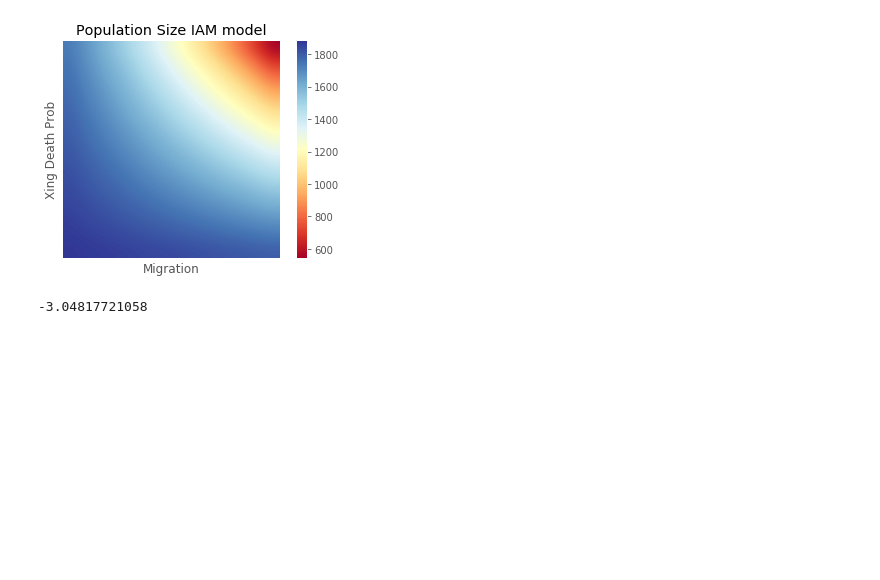
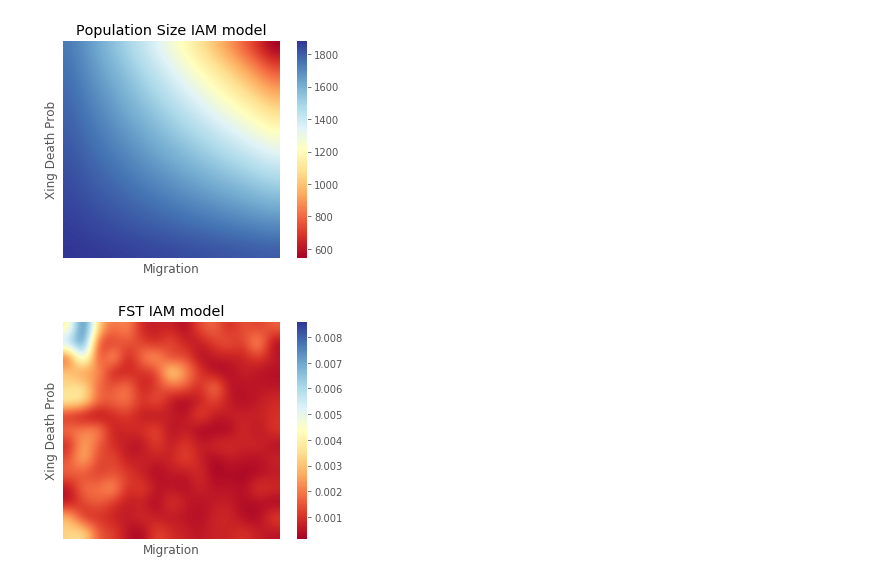
Before and after one commit to sanchestm/coyote-sim, a Jupyter notebook: coyote road project.ipynb, the cells around one changed output. Saved outputs shown, nothing was run; the diff lists cells and outputs as text; code cells hidden in the pictures; blank space fills up the shorter version.

```diff
--- a/coyote road project.ipynb
+++ b/coyote road project.ipynb
@@ -578,7 +578,7 @@ CPU times: user 6.61 s, sys: 560 ms, total: 7.17 s
 Wall time: 6.48 s
 # %%
 %%time
-XD, M = 20, 20
+XD, M = 15, 15
 heatmap = np.zeros((XD,M))
 heatmap_pop = np.zeros((XD,M))
 Na = 500
@@ -592,32 +592,9 @@ for Dcounter, deathrateI in enumerate(np.linspace(0.1, .8 , XD)):
         bothsides.alphaA, bothsides.alphaB = migrationI, migrationI
 
         for i in range(1000): bothsides.update()
-        heatmap[Dcounter, Mcounter] = bothsides.FST()
+        heatmap[Dcounter, Mcounter] = math.log10(bothsides.FST())
         heatmap_pop[Dcounter, Mcounter] = bothsides.popa.N + bothsides.popb.N
         print(Dcounter, Mcounter)
-
-plt.imshow(heatmap, origin = 'lower')
-plt.title('FST IAM model')
-plt.grid(False)
-plt.xticks([])
-plt.yticks([])
-plt.xlabel('Migration')
-plt.ylabel('Xing Death Prob')
-plt.colorbar()
-plt.savefig("heatmap_IAM", figsize= (15,15),  bbox_inches='tight', DPI = 300)
-plt.show()
-plt.close()
-
-plt.imshow(heatmap_pop, origin = 'lower')
-plt.title('Population Size IAM model')
-plt.grid(False)
-plt.xticks([])
-plt.yticks([])
-plt.xlabel('Migration')
-plt.ylabel('Xing Death Prob')
-plt.colorbar()
-plt.savefig("heatmap_popIAM", figsize= (10,10),  bbox_inches='tight', DPI = 300)
-plt.show()
 # %% [output]
 [figure]
 [figure]
@@ -650,7 +627,22 @@ plt.show()
 # %% [output]
 [figure]
 [figure]
-# %%
-print(heatmap.mean())
-# %% [output]
--3.04817721058
+# %%
+heatmap_n = heatmap
+for i in range(heatmap_n.shape[0]):
+    for j in range(heatmap_n.shape[1]):
+        heatmap_n[i,j] = 10**heatmap_n[i,j]
+# %%
+plt.imshow(heatmap_n, origin = 'lower', cmap ='RdYlBu', interpolation = 'bicubic')
+plt.title('FST IAM model')
+plt.grid(False)
+plt.xticks([])
+plt.yticks([])
+plt.xlabel('Migration')
+plt.ylabel('Xing Death Prob')
+plt.colorbar()
+plt.savefig("heatmap_IAM", figsize= (15,15),  bbox_inches='tight', DPI = 600)
+plt.show()
+plt.close()
+# %% [output]
+[figure, added]
```
Also changed, not shown: parts of 2 cells of this notebook, 4 other files.
